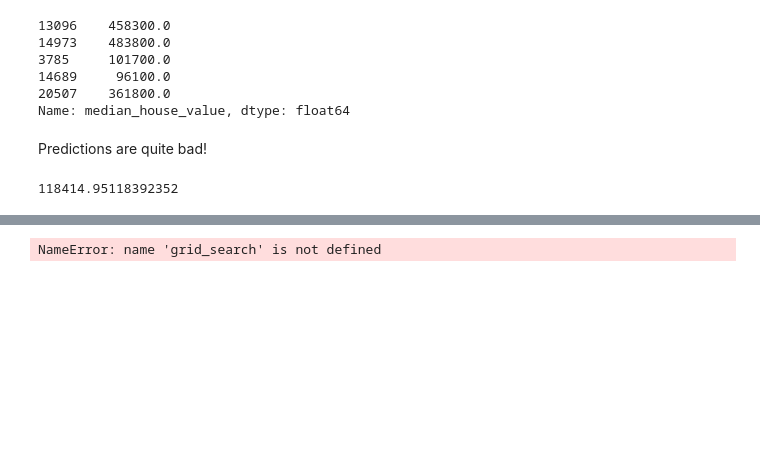
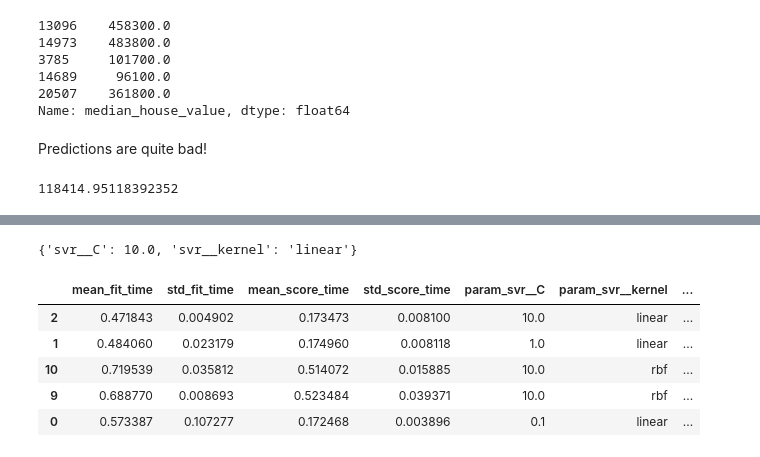
Before and after one commit to eugenesia/hands-on-machine-learning, a Jupyter notebook: Chap_2_Ex_1.ipynb, the cells around one changed output, grey strips where cells are left out. Saved outputs shown, nothing was run; the diff lists cells and outputs as text; code cells hidden in the pictures; blank space fills up the shorter version.

```diff
--- a/Chap_2_Ex_1.ipynb
+++ b/Chap_2_Ex_1.ipynb
@@ -322,4 +324,6 @@ param_grid = [
 grid_search = GridSearchCV(full_pipeline, param_grid, cv=3,
                            scoring='neg_root_mean_squared_error')
 
-grid_search.fit(housing, housing_labels)
+# May take a long time to run
+# Training on a subset to speed up
+grid_search.fit(housing[:5000], housing_labels[:5000])
@@ -326,4 +348,15 @@ grid_search.fit(housing, housing_labels)
 # %%
 grid_search.best_params_
 # %% [output]
-NameError: name 'grid_search' is not defined
+{'svr__C': 10.0, 'svr__kernel': 'linear'}
+# %%
+cv_res = pd.DataFrame(grid_search.cv_results_)
+cv_res.sort_values(by="mean_test_score", ascending=False, inplace=True)
+cv_res.head()
+# %% [output]
+|  | mean_fit_time | std_fit_time | mean_score_time | std_score_time | param_svr__C | param_svr__kernel | ... |
+| 2 | 0.471843 | 0.004902 | 0.173473 | 0.008100 | 10.0 | linear | ... |
+| 1 | 0.484060 | 0.023179 | 0.174960 | 0.008118 | 1.0 | linear | ... |
+| 10 | 0.719539 | 0.035812 | 0.514072 | 0.015885 | 10.0 | rbf | ... |
+| 9 | 0.688770 | 0.008693 | 0.523484 | 0.039371 | 10.0 | rbf | ... |
+| 0 | 0.573387 | 0.107277 | 0.172468 | 0.003896 | 0.1 | linear | ... |
```
Also changed, not shown: parts of 3 cells of this notebook.
